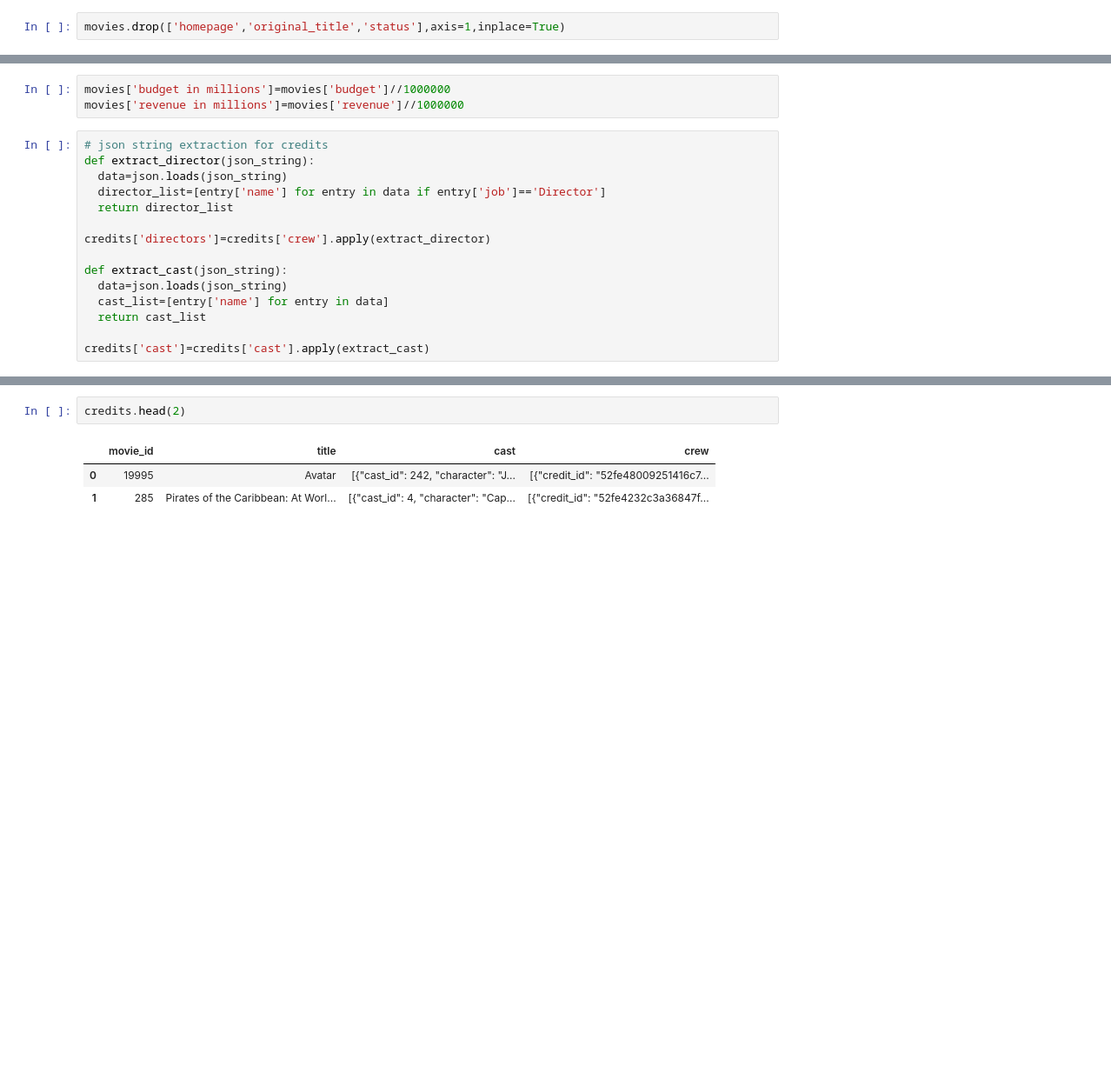
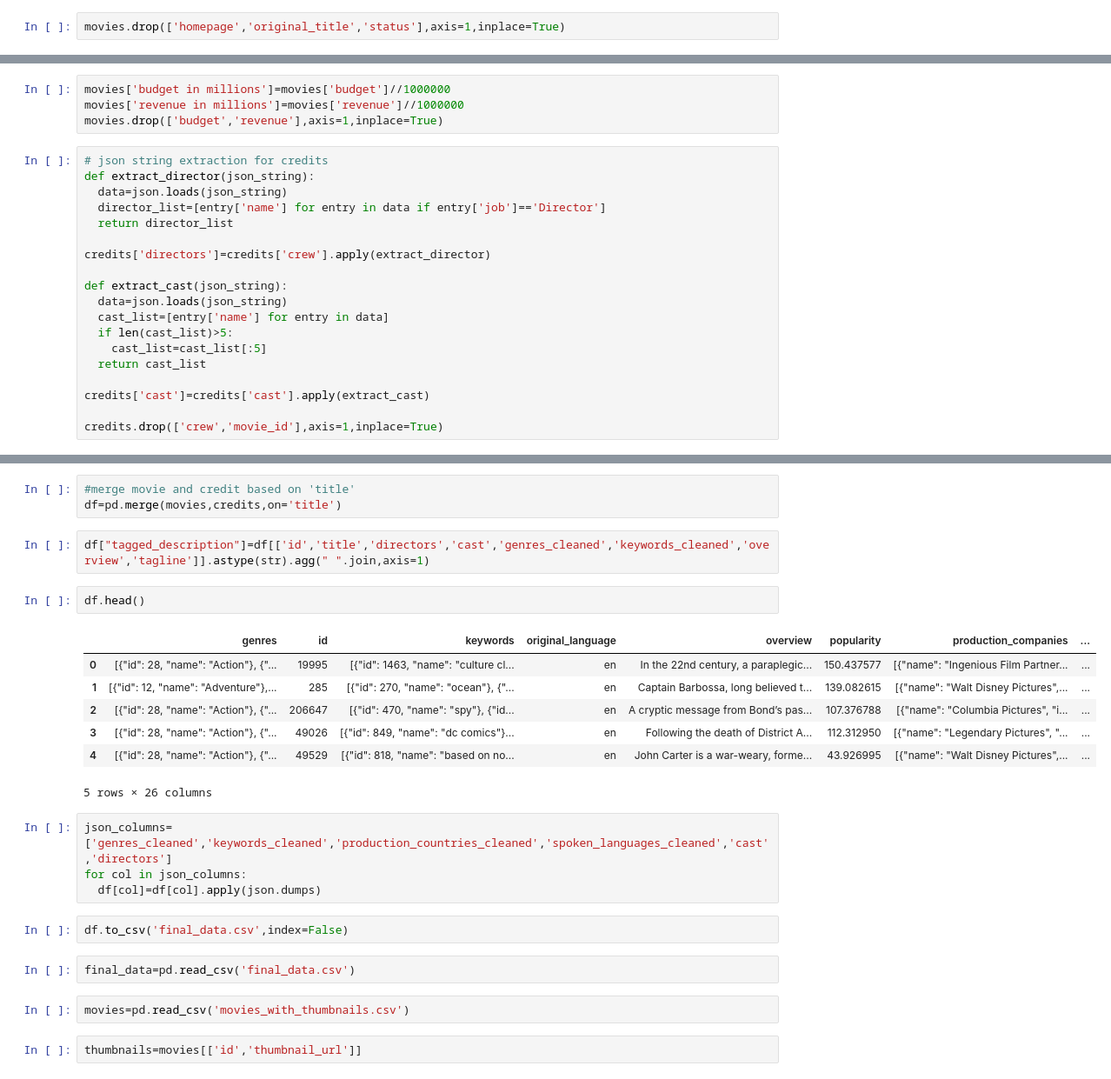
Before and after one commit to qinxuqiang/Semantic-movie-recommender, a Jupyter notebook: dataset_preparation.ipynb, the cells around one changed output, grey strips where cells are left out. Shown at 87% size. Saved outputs shown, nothing was run; the diff lists cells and outputs as text; blank space fills up the shorter version.

```diff
--- a/dataset_preparation.ipynb
+++ b/dataset_preparation.ipynb
@@ -55,6 +89,7 @@ movies.head(2)
 # %%
 movies['budget in millions']=movies['budget']//1000000
 movies['revenue in millions']=movies['revenue']//1000000
+movies.drop(['budget','revenue'],axis=1,inplace=True)
 # %%
 # json string extraction for credits
 def extract_director(json_string):
@@ -67,6 +102,10 @@ credits['directors']=credits['crew'].apply(extract_director)
 def extract_cast(json_string):
   data=json.loads(json_string)
   cast_list=[entry['name'] for entry in data]
+  if len(cast_list)>5:
+    cast_list=cast_list[:5]
   return cast_list
 
 credits['cast']=credits['cast'].apply(extract_cast)
+
+credits.drop(['crew','movie_id'],axis=1,inplace=True)
@@ -105,6 +112,27 @@ dtype: object
-# %%
-credits.head(2)
-# %% [output]
-|  | movie_id | title | cast | crew |
-| 0 | 19995 | Avatar | [{"cast_id": 242, "character": "J... | [{"credit_id": "52fe48009251416c7... |
-| 1 | 285 | Pirates of the Caribbean: At Worl... | [{"cast_id": 4, "character": "Cap... | [{"credit_id": "52fe4232c3a36847f... |
+# %%
+#merge movie and credit based on 'title'
+df=pd.merge(movies,credits,on='title')
+# %%
+df["tagged_description"]=df[['id','title','directors','cast','genres_cleaned','keywords_cleaned','overview','tagline']].astype(str).agg(" ".join,axis=1)
+# %%
+df.head()
+# %% [output]
+|  | genres | id | keywords | original_language | overview | popularity | production_companies | ... |
+| 0 | [{"id": 28, "name": "Action"}, {"... | 19995 | [{"id": 1463, "name": "culture cl... | en | In the 22nd century, a paraplegic... | 150.437577 | [{"name": "Ingenious Film Partner... | ... |
+| 1 | [{"id": 12, "name": "Adventure"},... | 285 | [{"id": 270, "name": "ocean"}, {"... | en | Captain Barbossa, long believed t... | 139.082615 | [{"name": "Walt Disney Pictures",... | ... |
+| 2 | [{"id": 28, "name": "Action"}, {"... | 206647 | [{"id": 470, "name": "spy"}, {"id... | en | A cryptic message from Bond’s pas... | 107.376788 | [{"name": "Columbia Pictures", "i... | ... |
+| 3 | [{"id": 28, "name": "Action"}, {"... | 49026 | [{"id": 849, "name": "dc comics"}... | en | Following the death of District A... | 112.312950 | [{"name": "Legendary Pictures", "... | ... |
+| 4 | [{"id": 28, "name": "Action"}, {"... | 49529 | [{"id": 818, "name": "based on no... | en | John Carter is a war-weary, forme... | 43.926995 | [{"name": "Walt Disney Pictures",... | ... |
+5 rows × 26 columns
+# %%
+json_columns=['genres_cleaned','keywords_cleaned','production_countries_cleaned','spoken_languages_cleaned','cast','directors']
+for col in json_columns:
+  df[col]=df[col].apply(json.dumps)
+# %%
+df.to_csv('final_data.csv',index=False)
+# %%
+final_data=pd.read_csv('final_data.csv')
+# %%
+movies=pd.read_csv('movies_with_thumbnails.csv')
+# %%
+thumbnails=movies[['id','thumbnail_url']]
```
Also changed, not shown: parts of 14 cells of this notebook.
